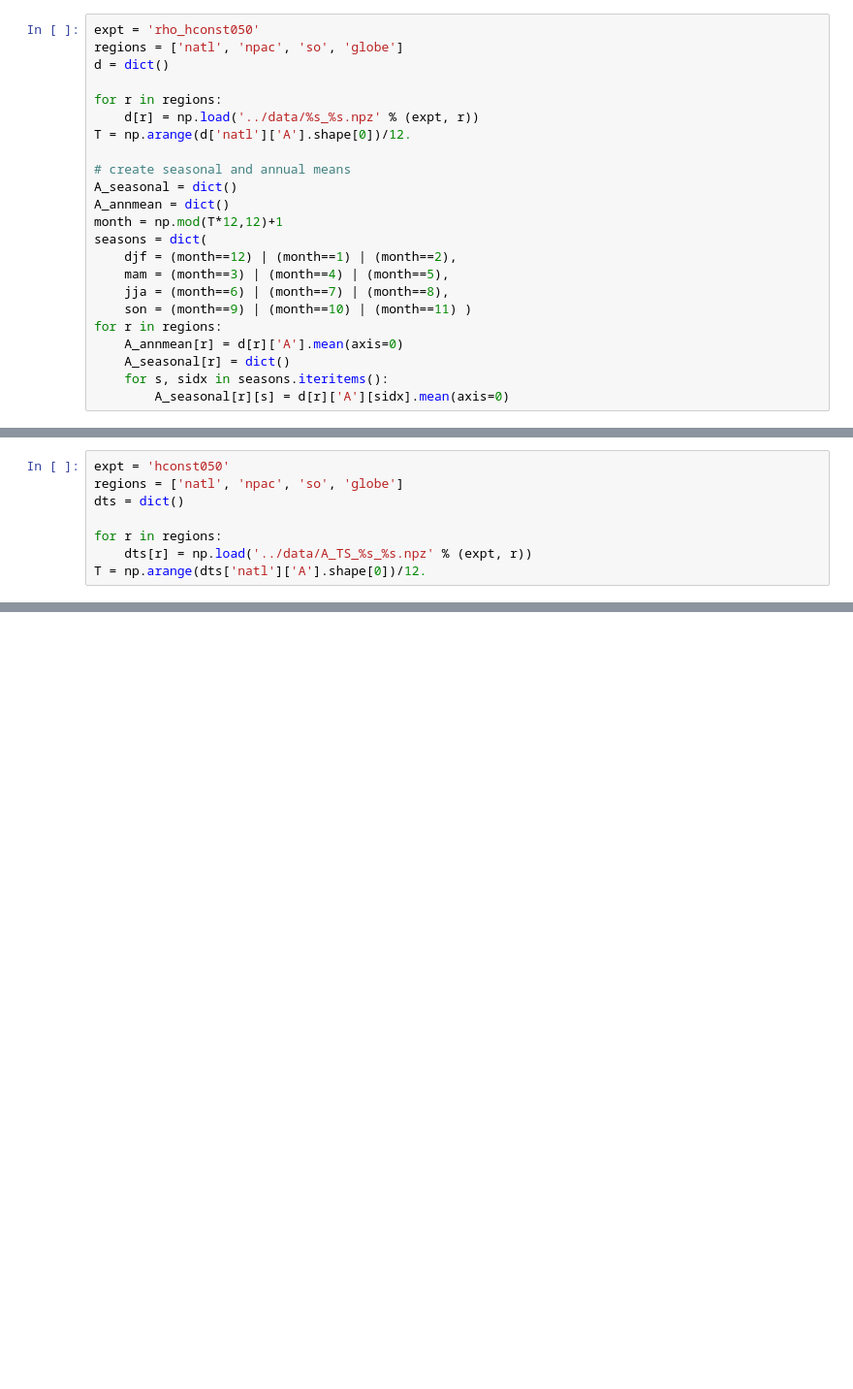
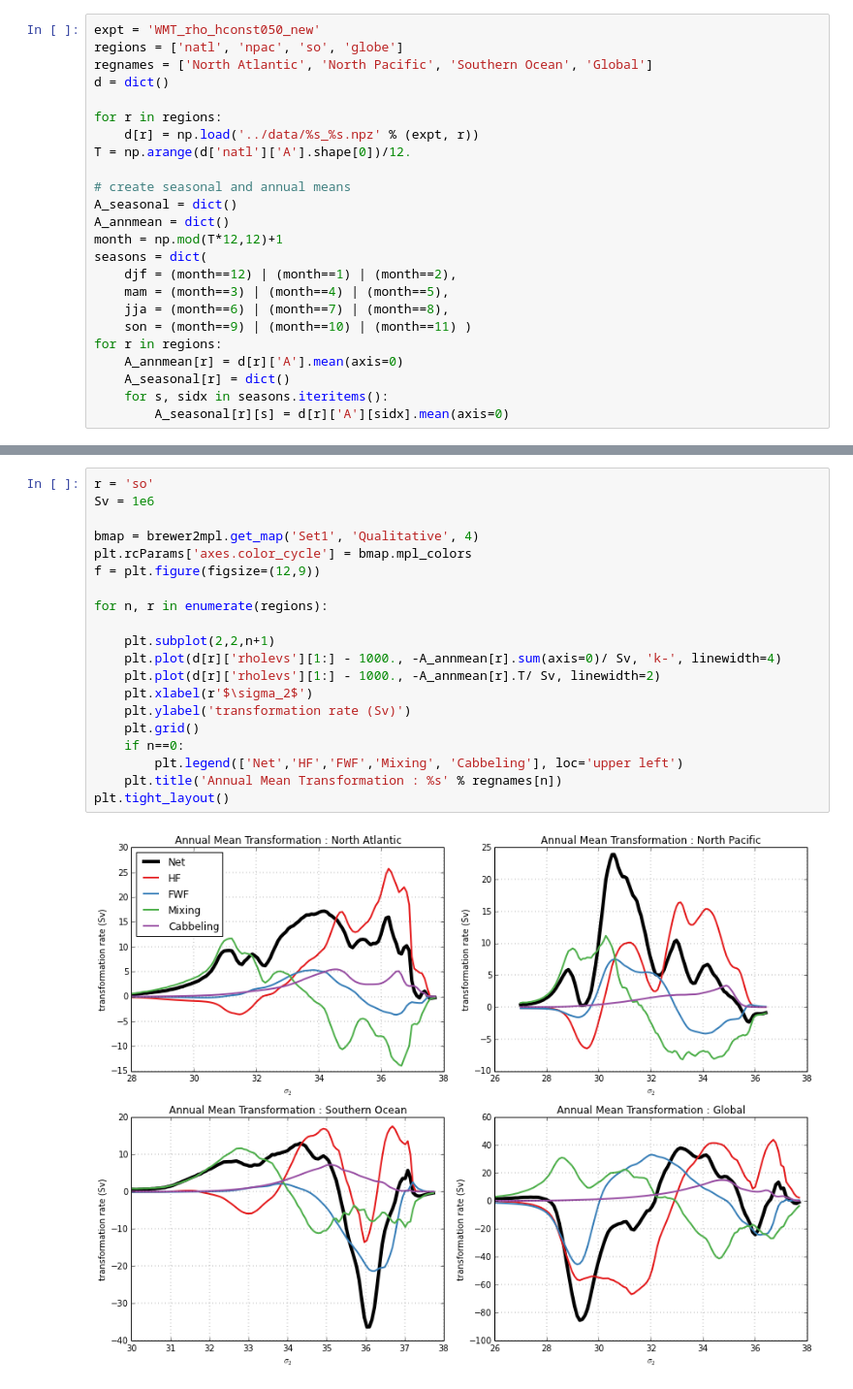
Before and after one commit to rabernat/pop_water_mass, a Jupyter notebook: notebooks/plot_transformation_rates.ipynb, the cells around one changed output, grey strips where cells are left out. Shown at 97% size. Drawn from its saved outputs; the diff is of its cells as text; blank space fills up the shorter version.

Commit message:
big simplification of plot

```diff
--- a/notebooks/plot_transformation_rates.ipynb
+++ b/notebooks/plot_transformation_rates.ipynb
@@ -5,6 +12,7 @@ from matplotlib import pyplot as plt
 # %%
-expt = 'rho_hconst050'
+expt = 'WMT_rho_hconst050_new'
 regions = ['natl', 'npac', 'so', 'globe']
+regnames = ['North Atlantic', 'North Pacific', 'Southern Ocean', 'Global']
 d = dict()
 
 for r in regions:
@@ -89,8 +35,0 @@ array([ 1028.5       ,  1028.44537815,  1028.3907563 ,  1028.33613445,
-# %%
-expt = 'hconst050'
-regions = ['natl', 'npac', 'so', 'globe']
-dts = dict()
-
-for r in regions:
-    dts[r] = np.load('../data/A_TS_%s_%s.npz' % (expt, r))
-T = np.arange(dts['natl']['A'].shape[0])/12.
@@ -125,0 +38,22 @@ plt.plot(globe.Sc, (dts['globe']['A'].mean(axis=0)[1,1] * globe.DS[np.newaxis,np
+# %%
+r = 'so'
+Sv = 1e6
+
+bmap = brewer2mpl.get_map('Set1', 'Qualitative', 4)
+plt.rcParams['axes.color_cycle'] = bmap.mpl_colors
+f = plt.figure(figsize=(12,9))
+
+for n, r in enumerate(regions):
+
+    plt.subplot(2,2,n+1)
+    plt.plot(d[r]['rholevs'][1:] - 1000., -A_annmean[r].sum(axis=0)/ Sv, 'k-', linewidth=4)
+    plt.plot(d[r]['rholevs'][1:] - 1000., -A_annmean[r].T/ Sv, linewidth=2)
+    plt.xlabel(r'$\sigma_2$')
+    plt.ylabel('transformation rate (Sv)')
+    plt.grid()
+    if n==0:
+        plt.legend(['Net','HF','FWF','Mixing', 'Cabbeling'], loc='upper left')
+    plt.title('Annual Mean Transformation : %s' % regnames[n])
+plt.tight_layout()
+# %% [output]
+[figure, added]
```
Also changed, not shown: parts of 11 cells of this notebook.
